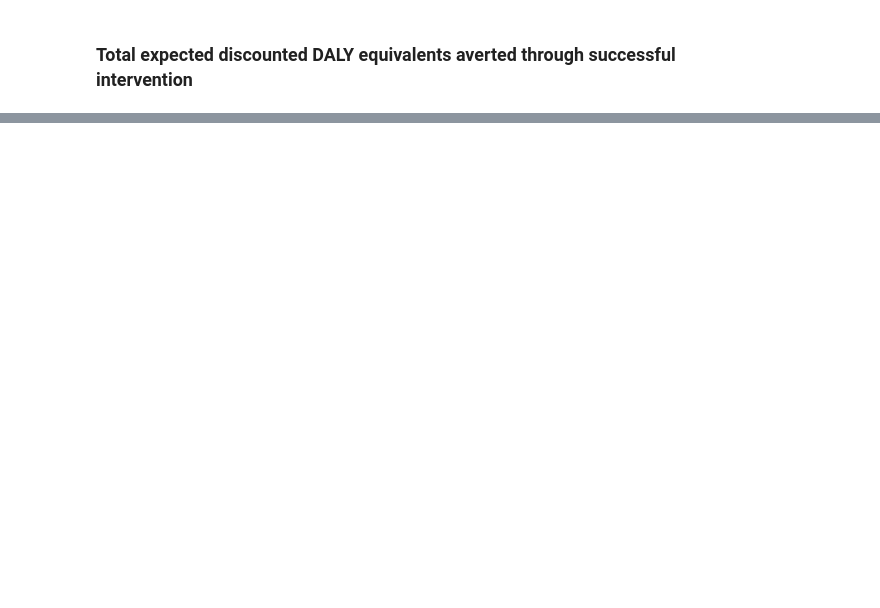
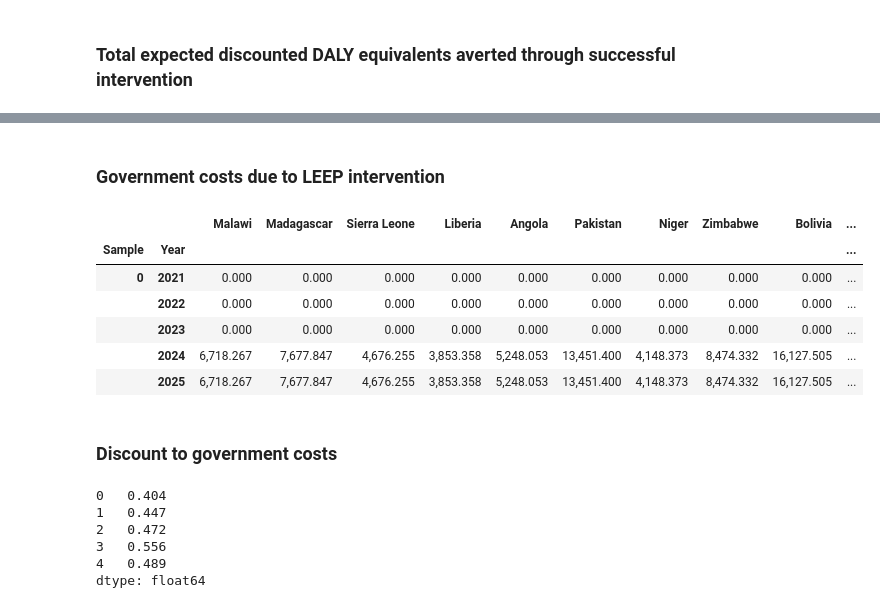
Before and after one commit to ordinaryevidence/leep-cea-2024, a Jupyter notebook: main.ipynb, the cells around one changed output, grey strips where cells are left out. Drawn from its saved outputs; the diff is of its cells as text; code cells hidden in the pictures; blank space fills up the shorter version.

Commit message:
Finishing Costs and Cost effectiveness sections

```diff
--- a/main.ipynb
+++ b/main.ipynb
@@ -1065,0 +1070,18 @@ total_expected_discounted_daly_equivalents_averted_through_successful_interventi
+# %%
+annual_government_costs = pd.DataFrame(
+    np.array(
+        [sq.lognorm(3000, 7500) @ N,
+         sq.lognorm(3000, 7500) @ N,
+         sq.lognorm(3000, 7500) @ N,
+         sq.lognorm(3000, 7500) @ N,
+         sq.lognorm(4200, 10500) @ N,
+         sq.lognorm(9000, 22500) @ N,
+         sq.lognorm(3000, 7500) @ N,
+         sq.lognorm(4800, 12000) @ N,
+         sq.lognorm(6000, 15000) @ N,
+         sq.lognorm(5400, 13500) @ N,
+         sq.lognorm(15000, 37500) @ N,
+         sq.lognorm(9000, 22500) @ N,
+         sq.lognorm(7200, 18000) @ N]).T, columns=COUNTRIES)
+
+annual_government_costs.head()
@@ -1065,0 +1095,31 @@ total_expected_discounted_daly_equivalents_averted_through_successful_interventi
+# %% [markdown]
+### Government costs due to LEEP intervention
+# %%
+government_costs_due_to_leep_intervention = pd.DataFrame(
+    0, index=SAMPLE_YEAR_INDEX, columns=COUNTRIES, dtype=np.float64)
+
+for year in range(start_of_enforcement_compliance['LEEP intervention'], start_of_enforcement_compliance['Counterfactual']):
+    government_costs_due_to_leep_intervention.loc[idx[:, year], :] = annual_government_costs.values
+
+government_costs_due_to_leep_intervention.head()
+# government_costs_due_to_leep_intervention.loc[idx[:, :], 'Pakistan'].unstack(level=-1).T.plot()
+# %% [output]
+|  |  | Malawi | Madagascar | Sierra Leone | Liberia | Angola | Pakistan | Niger | Zimbabwe | Bolivia | ... |
+| Sample | Year |  |  |  |  |  |  |  |  |  | ... |
+| 0 | 2021 | 0.000 | 0.000 | 0.000 | 0.000 | 0.000 | 0.000 | 0.000 | 0.000 | 0.000 | ... |
+|  | 2022 | 0.000 | 0.000 | 0.000 | 0.000 | 0.000 | 0.000 | 0.000 | 0.000 | 0.000 | ... |
+|  | 2023 | 0.000 | 0.000 | 0.000 | 0.000 | 0.000 | 0.000 | 0.000 | 0.000 | 0.000 | ... |
+|  | 2024 | 6,718.267 | 7,677.847 | 4,676.255 | 3,853.358 | 5,248.053 | 13,451.400 | 4,148.373 | 8,474.332 | 16,127.505 | ... |
+|  | 2025 | 6,718.267 | 7,677.847 | 4,676.255 | 3,853.358 | 5,248.053 | 13,451.400 | 4,148.373 | 8,474.332 | 16,127.505 | ... |
+# %% [markdown]
+### Discount to government costs
+# %%
+discount_to_government_costs = pd.Series(sq.lognorm(0.3, 1.0) @ N)
+discount_to_government_costs.head()
+# %% [output]
+0   0.404
+1   0.447
+2   0.472
+3   0.556
+4   0.489
+dtype: float64
```
Also changed, not shown: parts of 14 cells of this notebook, 1 other file.
